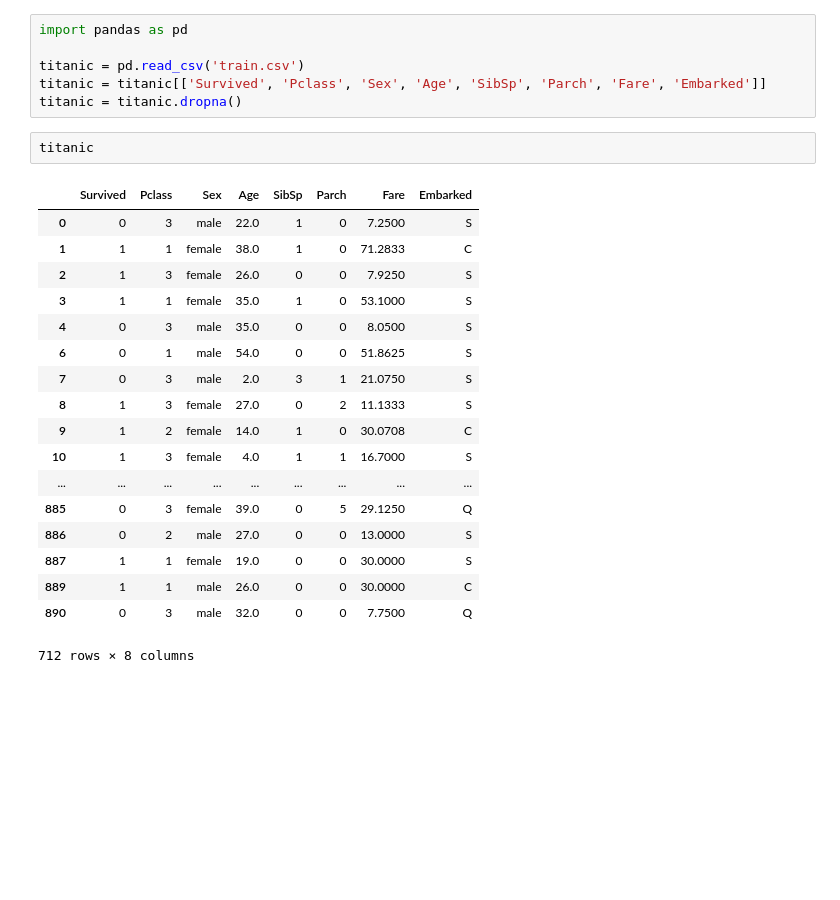
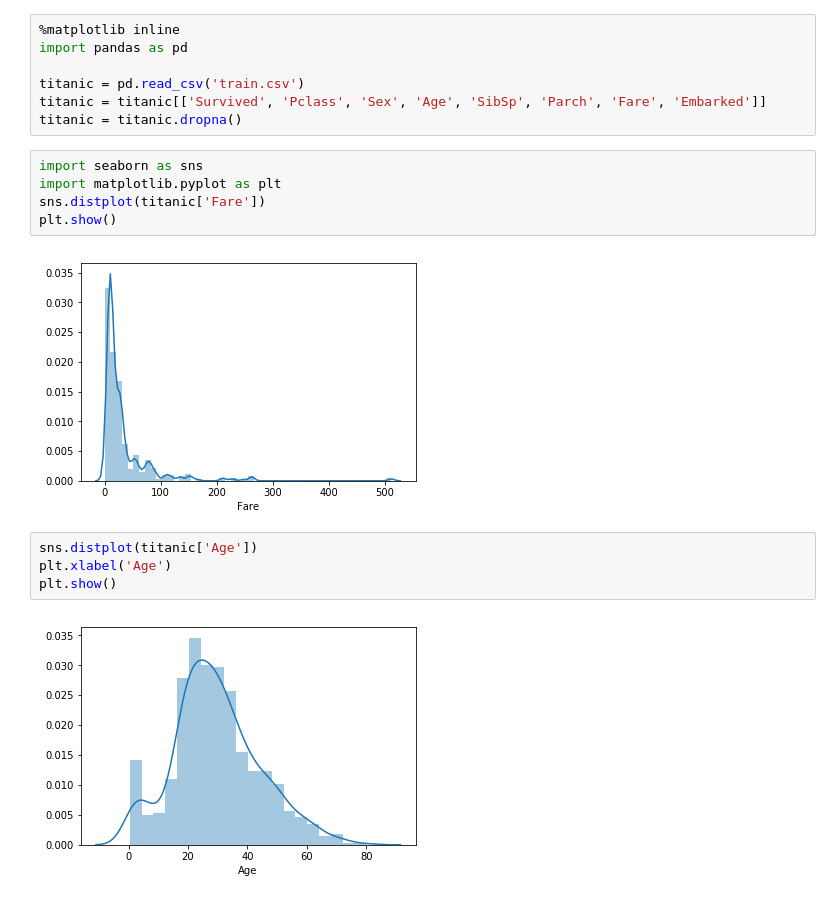
Before and after one commit to natekotila/DataQuestProjects, a Jupyter notebook: titanic/TitanicVisualization.ipynb, the cells around one changed output. Saved outputs shown, nothing was run; the diff lists cells and outputs as text; blank space fills up the shorter version.

Commit message:
Adding first Seaborn Plots

```diff
--- a/titanic/TitanicVisualization.ipynb
+++ b/titanic/TitanicVisualization.ipynb
@@ -1,27 +1,20 @@
 # %%
+%matplotlib inline
 import pandas as pd
 
 titanic = pd.read_csv('train.csv')
 titanic = titanic[['Survived', 'Pclass', 'Sex', 'Age', 'SibSp', 'Parch', 'Fare', 'Embarked']]
 titanic = titanic.dropna()
-# %%
-titanic
-# %% [output]
-|  | Survived | Pclass | Sex | Age | SibSp | Parch | Fare | Embarked |
-| 0 | 0 | 3 | male | 22.0 | 1 | 0 | 7.2500 | S |
-| 1 | 1 | 1 | female | 38.0 | 1 | 0 | 71.2833 | C |
-| 2 | 1 | 3 | female | 26.0 | 0 | 0 | 7.9250 | S |
-| 3 | 1 | 1 | female | 35.0 | 1 | 0 | 53.1000 | S |
-| 4 | 0 | 3 | male | 35.0 | 0 | 0 | 8.0500 | S |
-| 6 | 0 | 1 | male | 54.0 | 0 | 0 | 51.8625 | S |
-| 7 | 0 | 3 | male | 2.0 | 3 | 1 | 21.0750 | S |
-| 8 | 1 | 3 | female | 27.0 | 0 | 2 | 11.1333 | S |
-| 9 | 1 | 2 | female | 14.0 | 1 | 0 | 30.0708 | C |
-| 10 | 1 | 3 | female | 4.0 | 1 | 1 | 16.7000 | S |
-| ... | ... | ... | ... | ... | ... | ... | ... | ... |
-| 885 | 0 | 3 | female | 39.0 | 0 | 5 | 29.1250 | Q |
-| 886 | 0 | 2 | male | 27.0 | 0 | 0 | 13.0000 | S |
-| 887 | 1 | 1 | female | 19.0 | 0 | 0 | 30.0000 | S |
-| 889 | 1 | 1 | male | 26.0 | 0 | 0 | 30.0000 | C |
-| 890 | 0 | 3 | male | 32.0 | 0 | 0 | 7.7500 | Q |
-712 rows × 8 columns
+# %%
+import seaborn as sns
+import matplotlib.pyplot as plt
+sns.distplot(titanic['Fare'])
+plt.show()
+# %% [output]
+[figure, added]
+# %%
+sns.distplot(titanic['Age'])
+plt.xlabel('Age')
+plt.show()
+# %% [output]
+[figure, added]
```
Also changed, not shown: parts of 1 cell of this notebook.
